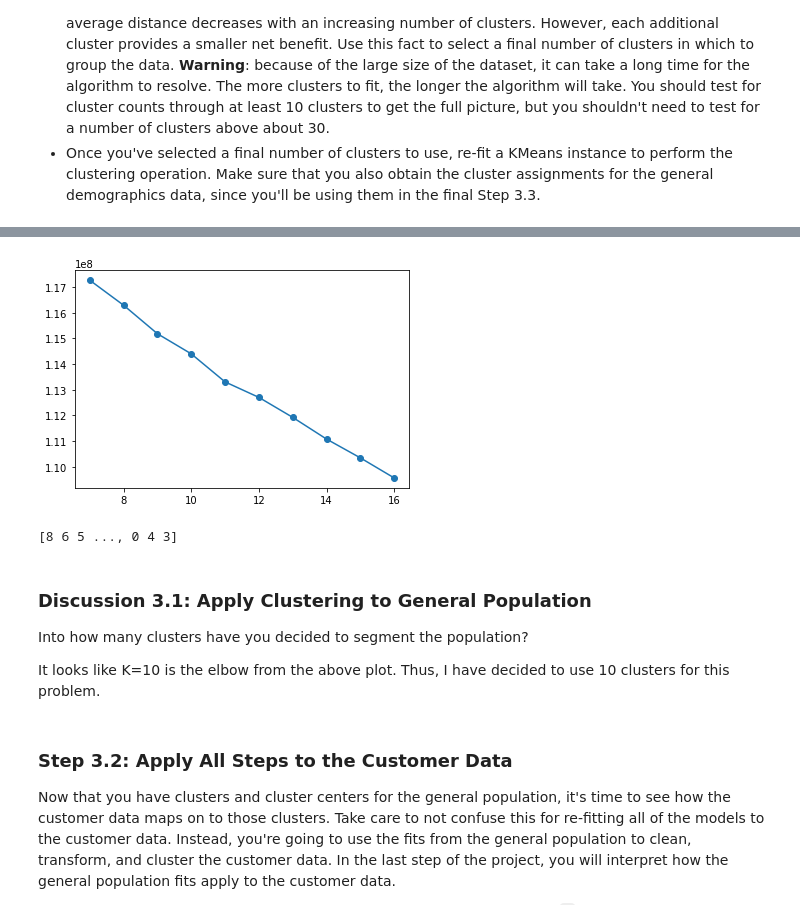
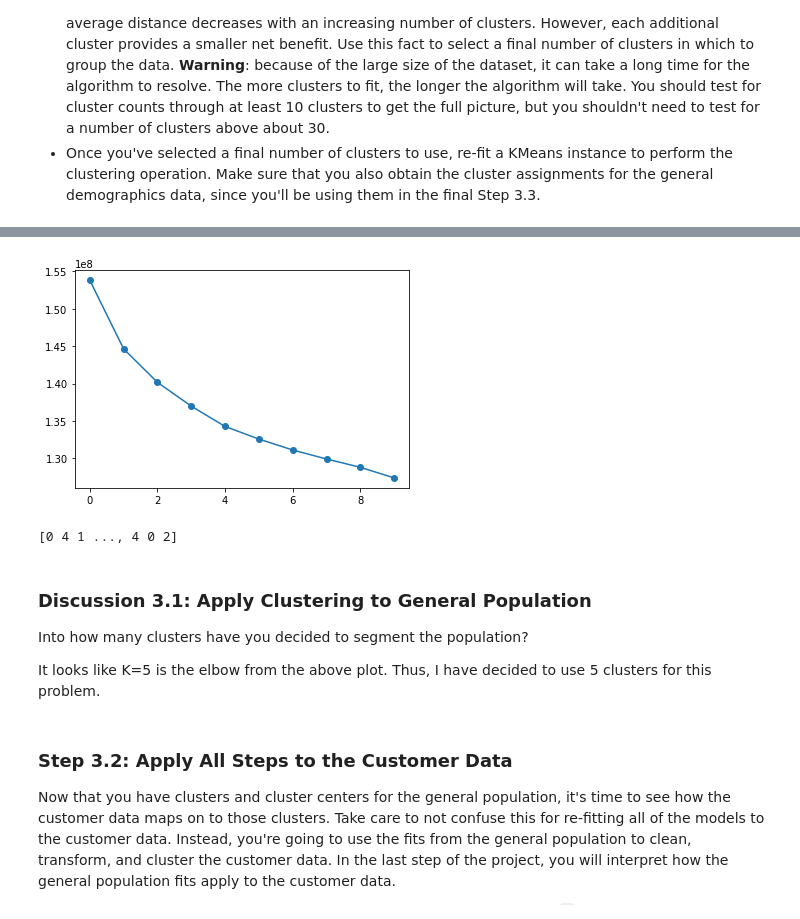
Before and after one commit to satyamskillz/Identify-Customer-Segments, a Jupyter notebook: Identify_Customer_Segments.ipynb, the cells around one changed output, grey strips where cells are left out. Drawn from its saved outputs; the diff is of its cells as text; code cells hidden in the pictures.

```diff
--- a/Identify_Customer_Segments.ipynb
+++ b/Identify_Customer_Segments.ipynb
@@ -568,5 +511,9 @@ Make sure that for any new columns that you have engineered, that you've exclude
 # %%
 # If there are other re-engineering tasks you need to perform, make sure you
 # take care of them here. (Dealing with missing data will come in step 2.1.)
-one_hot_encoded_data.shape
+multi_level_v2=list(one_hot_encoded_data.columns[-7:])
+multi_level_v2.remove("east_vs_west")
+multi_level_v2.remove("avantgarde_vs_mainstream")
+multi_level_v2.remove("single_vs_family")
+print(multi_level_v2)
 # %% [output]
@@ -573,0 +521,4 @@ one_hot_encoded_data.shape
+# %%
+print("Shape before encoding: ",one_hot_encoded_data.shape)
+one_hot_encoded_data=pd.get_dummies(one_hot_encoded_data, columns=multi_level_v2, drop_first=True)
+print("Shape after encoding: ",one_hot_encoded_data.shape)
@@ -693,31 +645,34 @@ def clean_data(data):
     INPUT: Demographics DataFrame
     OUTPUT: Trimmed and cleaned demographics DataFrame
     """
+    print("[Info] Reading feature...")
     features=pd.read_csv("AZDIAS_Feature_Summary.csv",sep=";")
-    # Put in code here to execute all main cleaning steps:
 
-    # convert missing value codes into NaNs, ...
+    print("[Info] Converting Missing values to NaN...")
     data=unknown_to_nan(data,features)
 
-    # remove selected columns,
+    print("[Info] Removing Unwanted Columns...")
     column_missing_per=(data.isnull().sum()/len(data)).sort_values(ascending=False)*100
     drop_column_name=column_missing_per[column_missing_per>33].index
     df = data.drop(drop_column_name, axis=1)
 
-    # remove selected rows
+    print("[Info] Removing Unwanted Row...")
     row_missing_data=df.isnull().sum(axis=1).sort_values(ascending=False)
     new_df=df[row_missing_data<35]
 
-    # filling NaN values
+    print("[Info] Filling Missing values...")
     new_df=new_df.fillna(data.mode().iloc[0])
     assert(new_df.isnull().sum().sum()==0)
 
-    # select, re-encode, and engineer column values.
+
+    print("[Info] Selecting Categorical values...")
     cal_columns=features["attribute"][features["type"]=="categorical"].values
     two_level,multi_level=level_est(cal_columns, new_df)
 
+    print("[Info] Re-encoding multi-categorical values...")
     one_hot_encoded_data=pd.get_dummies(new_df, columns=multi_level, drop_first=True)
 
+    print("[Info] Engineer Mixed-Type...")
     one_hot_encoded_data["avantgarde_vs_mainstream"]=one_hot_encoded_data["PRAEGENDE_JUGENDJAHRE"].apply(avantgarde_vs_mainstream)
     one_hot_encoded_data["east_vs_west"]=one_hot_encoded_data["PRAEGENDE_JUGENDJAHRE"].apply(east_vs_west)
     one_hot_encoded_data["decade"]=one_hot_encoded_data["PRAEGENDE_JUGENDJAHRE"].apply(decade)
@@ -734,11 +689,12 @@ def clean_data(data):
     multi_level_v2=list(one_hot_encoded_data.columns[-7:])
     multi_level_v2.remove("single_vs_family")
     multi_level_v2.remove("avantgarde_vs_mainstream")
+    multi_level_v2.remove("east_vs_west")
 
-    # re-encoding data
+    print("[Info] Re-encoding Mixed-Type...")
     final_df=pd.get_dummies(one_hot_encoded_data, columns=multi_level_v2, drop_first=True)
 
-    # Return the cleaned dataframe.
+    print("[Info] Cleaning Done!")
     return final_df
 # %%
 Azdias_data=pd.read_csv("Udacity_AZDIAS_Subset.csv",sep=";")
@@ -804,7 +782,7 @@ screen_plot(pca)
 [figure]
 # %%
 # Re-apply PCA to the data while selecting for number of components to retain.
-pca=PCA(n_components=100)
+pca=PCA(n_components=125)
 data_pca=pca.fit_transform(X_scaled)
 screen_plot(pca)
 # %% [output]
@@ -922,23 +905,23 @@ plt.show
 # %%
-plt.plot(range(4,17),score[7:17],marker='o')
+plt.plot(range(0,10),score[0:10],marker='o')
 plt.show()
 # %% [output]
-[figure, old version]
+[figure, new version]
 # %%
 # Re-fit the k-means model with the selected number of clusters and obtain
 # cluster predictions for the general population demographics data.
-kmeans = KMeans(n_clusters = 10)
-model_10 = kmeans.fit(data_pca)
-pred = model_10.predict(data_pca)
+kmeans = KMeans(n_clusters = 5)
+model_5 = kmeans.fit(data_pca)
+pred = model_5.predict(data_pca)
 print(pred)
 # %% [output]
-[8 6 5 ..., 0 4 3]
+[0 4 1 ..., 4 0 2]
 # %% [markdown]
 ### Discussion 3.1: Apply Clustering to General Population
 
 Into how many clusters have you decided to segment the population?
 
-It looks like K=10 is the elbow from the above plot. Thus, I have decided to use 10 clusters for this problem.
+It looks like K=5 is the elbow from the above plot. Thus, I have decided to use 5 clusters for this problem.
 # %% [markdown]
 ### Step 3.2: Apply All Steps to the Customer Data
 
```
Also changed, not shown: parts of 57 cells of this notebook, 2 other files.
